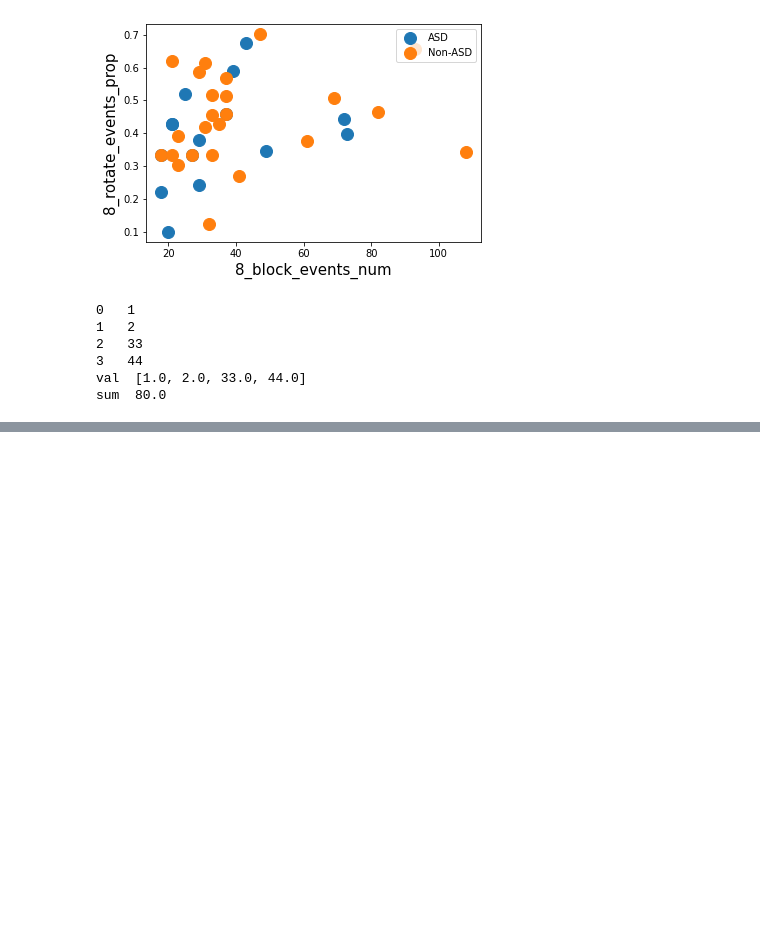
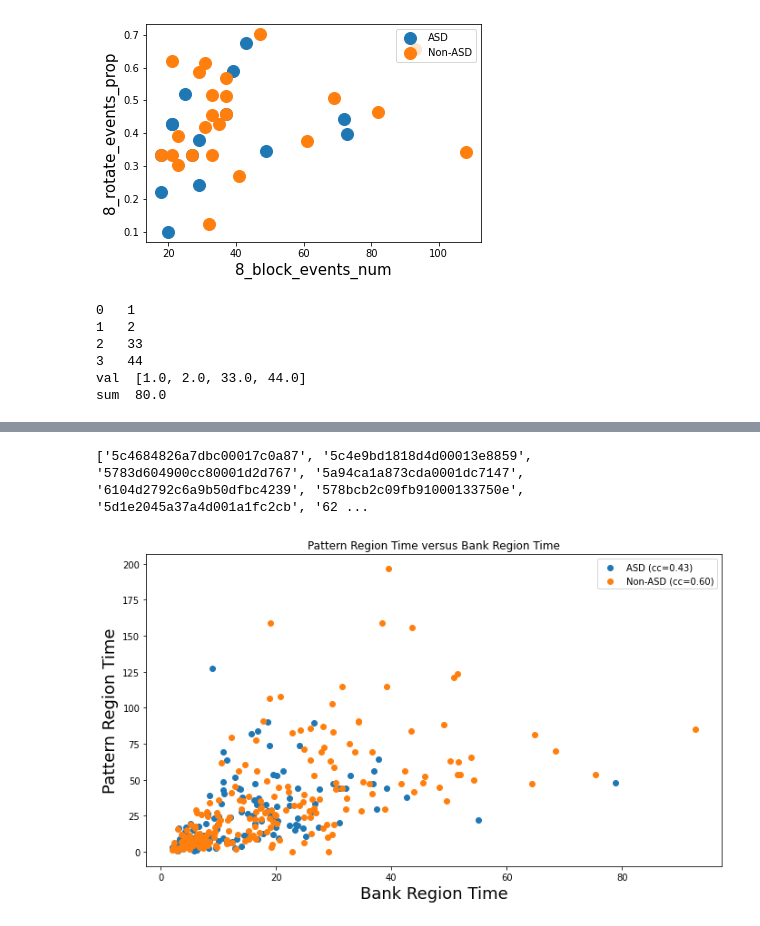
Before and after one commit to aivaslab/AAAi--2023-AI-for-Social-Good-Appendix, a Jupyter notebook: Scatter_plots_cogsci.ipynb, the cells around one changed output, grey strips where cells are left out. Cells and saved outputs as stored; diff of their text form; code cells hidden in the pictures; blank space fills up the shorter version.

```diff
--- a/Scatter_plots_cogsci.ipynb
+++ b/Scatter_plots_cogsci.ipynb
@@ -331,0 +391,5 @@ box(key="_pattern_show_events_num", title="Number of region switching actions",
+# %%
+plot_scatter_all("_bank_region_time", "_pattern_region_time", key1_label="Bank Region Time", key2_label="Pattern Region Time")
+# %% [output]
+['5c4684826a7dbc00017c0a87', '5c4e9bd1818d4d00013e8859', '5783d604900cc80001d2d767', '5a94ca1a873cda0001dc7147', '6104d2792c6a9b50dfbc4239', '578bcb2c09fb91000133750e', '5d1e2045a37a4d001a1fc2cb', '62 ...
+[figure, added]
```
Also changed, not shown: parts of 9 cells of this notebook.
